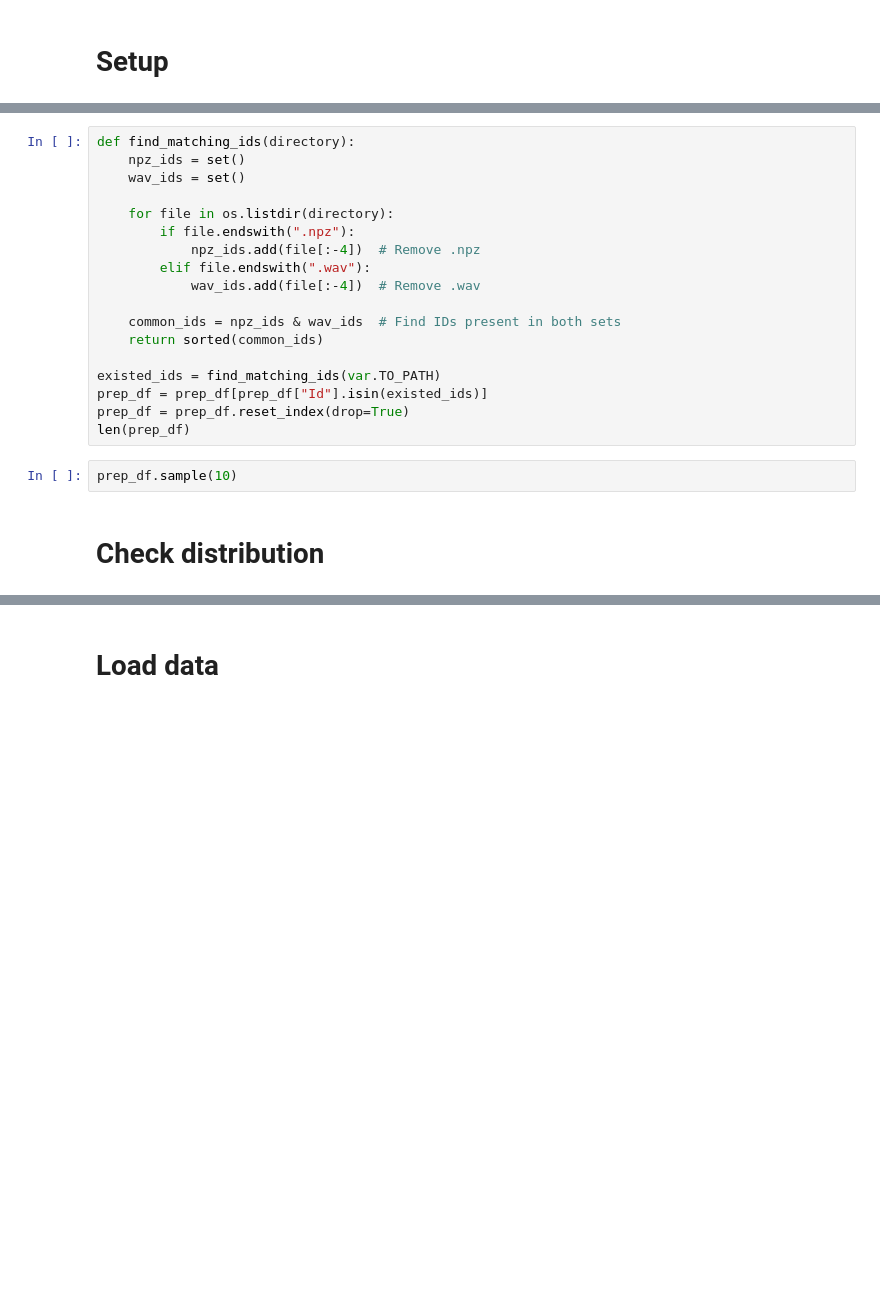
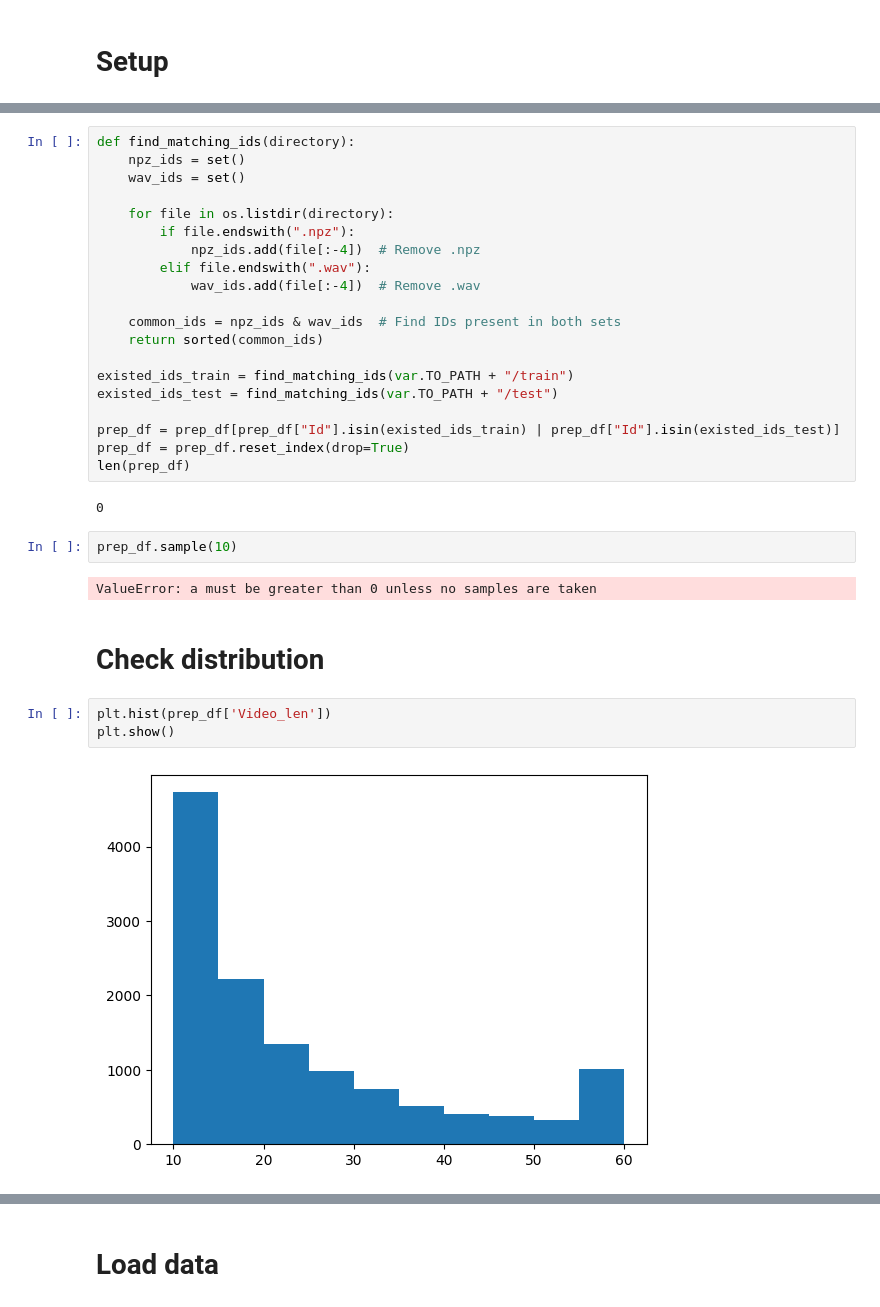
Before and after one commit to knightstark7/XAI-4-YoutubeEngagement, a Jupyter notebook: model_loading.ipynb, the cells around one changed output, grey strips where cells are left out. Cells and saved outputs as stored; diff of their text form; blank space fills up the shorter version.

```diff
--- a/model_loading.ipynb
+++ b/model_loading.ipynb
@@ -34,14 +54,25 @@ def find_matching_ids(directory):
     common_ids = npz_ids & wav_ids  # Find IDs present in both sets
     return sorted(common_ids)
 
-existed_ids = find_matching_ids(var.TO_PATH)
-prep_df = prep_df[prep_df["Id"].isin(existed_ids)]
+existed_ids_train = find_matching_ids(var.TO_PATH + "/train")
+existed_ids_test = find_matching_ids(var.TO_PATH + "/test")
+
+prep_df = prep_df[prep_df["Id"].isin(existed_ids_train) | prep_df["Id"].isin(existed_ids_test)]
 prep_df = prep_df.reset_index(drop=True)
 len(prep_df)
+# %% [output]
+0
 # %%
 prep_df.sample(10)
+# %% [output]
+ValueError: a must be greater than 0 unless no samples are taken
 # %% [markdown]
 # Check distribution
+# %%
+plt.hist(prep_df['Video_len'])
+plt.show()
+# %% [output]
+[figure, added]
 # %%
 plt.hist(prep_df['NAWP'], density=True, histtype='step', label='NAWP')
 plt.hist(prep_df['ECR'], density=True, histtype='step', label='ECR')
```
Also changed, not shown: parts of 37 cells of this notebook, 2 other files.
